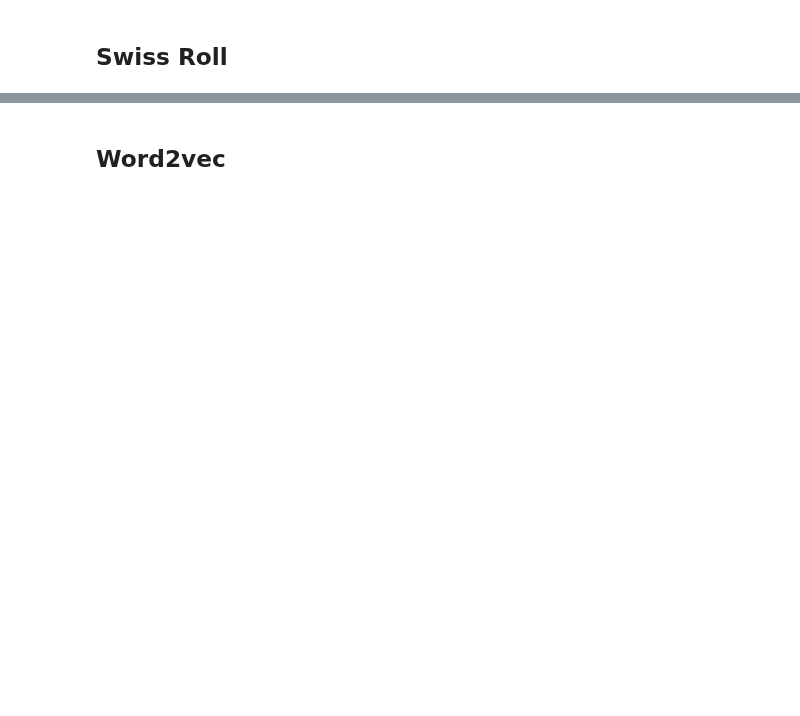
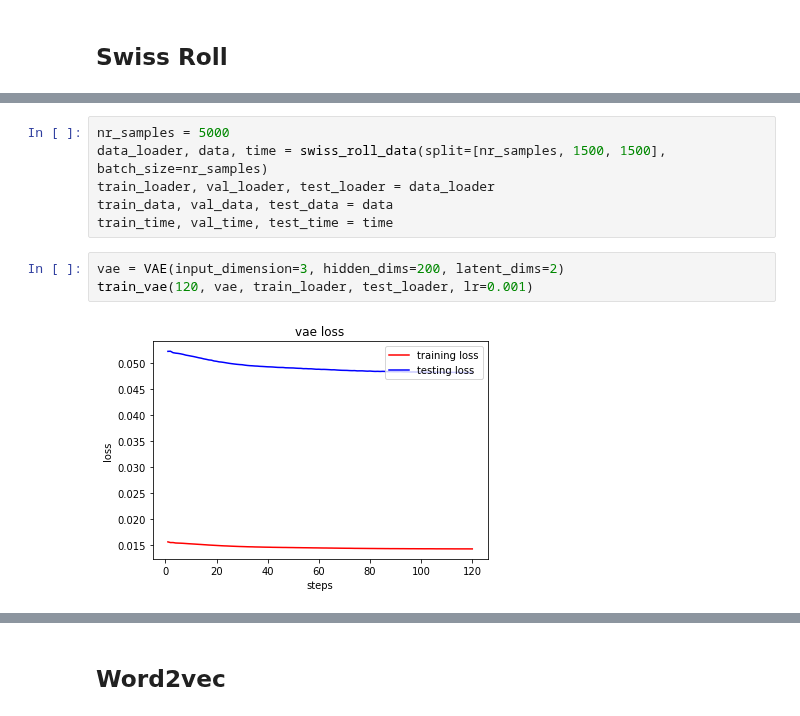
Before and after one commit to HUWENBIN2024/ML_Crowd_Modeling_and_Simulation, a Jupyter notebook: final_proj/src/vae.ipynb, the cells around one changed output, grey strips where cells are left out. Cells and saved outputs as stored; diff of their text form; blank space fills up the shorter version.

```diff
--- a/final_proj/src/vae.ipynb
+++ b/final_proj/src/vae.ipynb
@@ -30,0 +10,11 @@ ep:  11 , train loss:  2.2198271484375 , val loss:  72.01672916666666
+# %%
+nr_samples = 5000
+data_loader, data, time = swiss_roll_data(split=[nr_samples, 1500, 1500], batch_size=nr_samples)
+train_loader, val_loader, test_loader = data_loader
+train_data, val_data, test_data = data
+train_time, val_time, test_time = time
+# %%
+vae = VAE(input_dimension=3, hidden_dims=200, latent_dims=2)
+train_vae(120, vae, train_loader, test_loader, lr=0.001)
+# %% [output]
+[figure, added]
```
Also changed, not shown: parts of 10 cells of this notebook, 4 other files.
